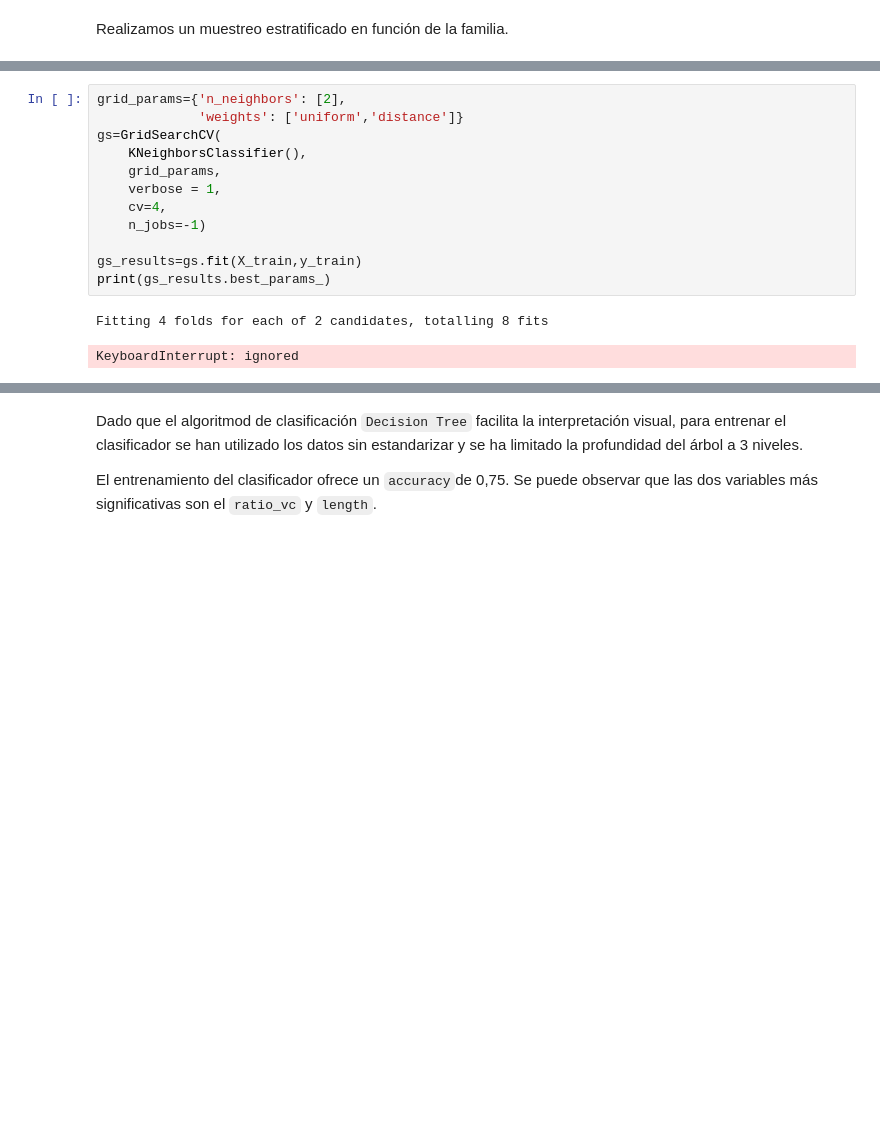
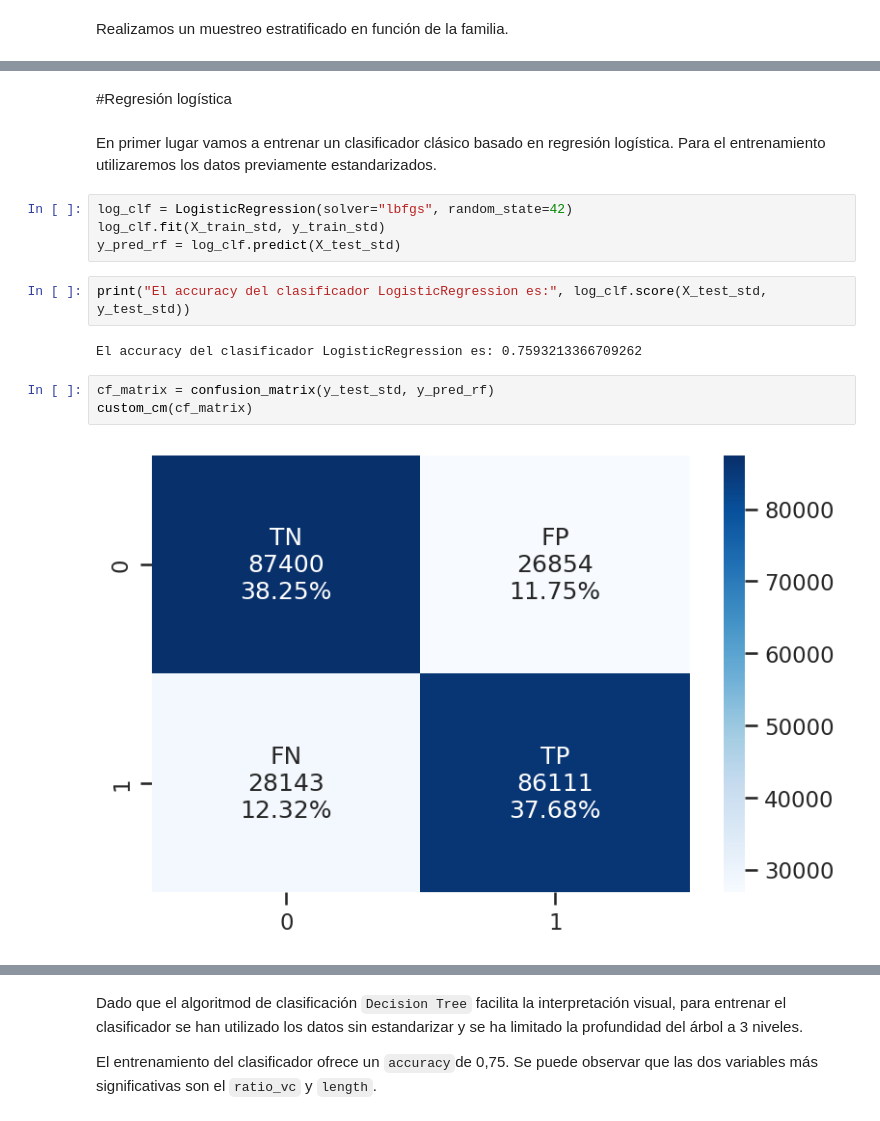
Before and after one commit to pbenito1/TFM, a Jupyter notebook: 2_ML_Features.ipynb, the cells around one changed output, grey strips where cells are left out. Cells and saved outputs as stored; diff of their text form; blank space fills up the shorter version.

```diff
--- a/2_ML_Features.ipynb
+++ b/2_ML_Features.ipynb
@@ -138,15 +96,17 @@ Text(0.5, 1.0, 'PCA')
-# %%
-grid_params={'n_neighbors': [2],
-             'weights': ['uniform','distance']}
-gs=GridSearchCV(
-    KNeighborsClassifier(),
-    grid_params,
-    verbose = 1,
-    cv=4,
-    n_jobs=-1)
-
-gs_results=gs.fit(X_train,y_train)
-print(gs_results.best_params_)
-# %% [output]
-Fitting 4 folds for each of 2 candidates, totalling 8 fits
-KeyboardInterrupt: ignored
+# %% [markdown]
+#Regresión logística
+# %% [markdown]
+En primer lugar vamos a entrenar un clasificador clásico basado en regresión logística. Para el entrenamiento utilizaremos los datos previamente estandarizados.
+# %%
+log_clf = LogisticRegression(solver="lbfgs", random_state=42)
+log_clf.fit(X_train_std, y_train_std)
+y_pred_rf = log_clf.predict(X_test_std)
+# %%
+print("El accuracy del clasificador LogisticRegression es:", log_clf.score(X_test_std, y_test_std))
+# %% [output]
+El accuracy del clasificador LogisticRegression es: 0.7593213366709262
+# %%
+cf_matrix = confusion_matrix(y_test_std, y_pred_rf)
+custom_cm(cf_matrix)
+# %% [output]
+[figure, added]
```
Also changed, not shown: parts of 25 cells of this notebook.
